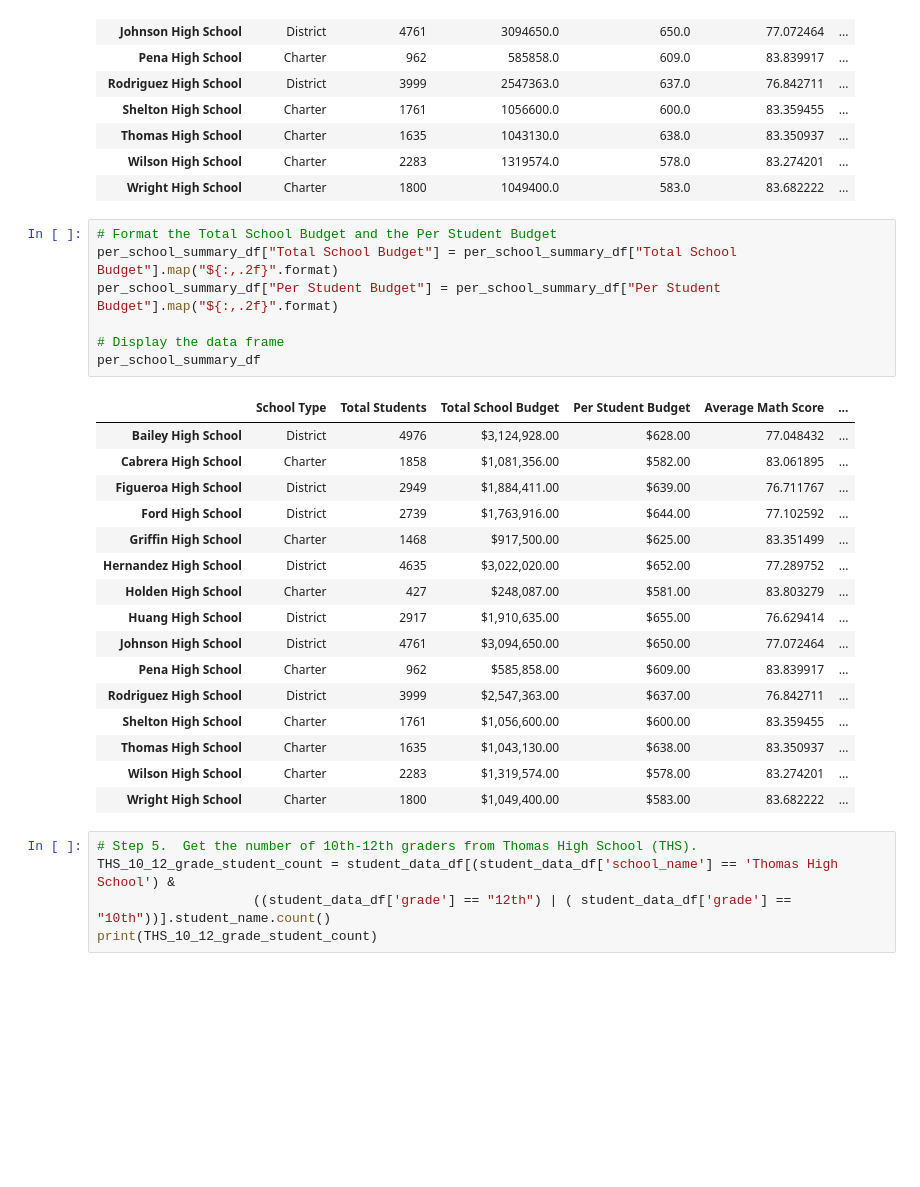
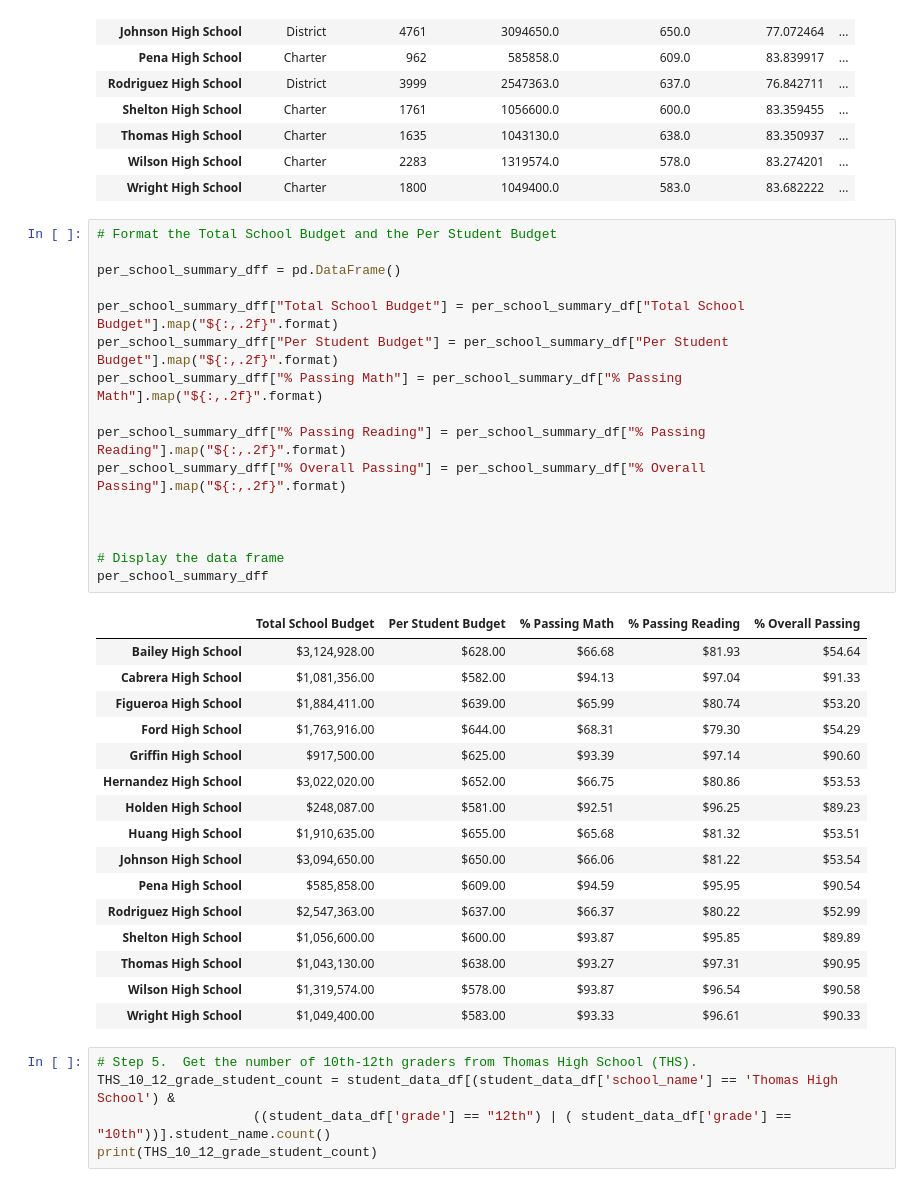
Before and after one commit to choksiamit-ds/School_District_Analysis, a Jupyter notebook: PyCitySchools_Challenge.ipynb, the cells around one changed output. Saved outputs shown, nothing was run; the diff lists cells and outputs as text; blank space fills up the shorter version.

```diff
--- a/PyCitySchools_Challenge.ipynb
+++ b/PyCitySchools_Challenge.ipynb
@@ -275,28 +275,37 @@ per_school_summary_df.head(15)
 | Wright High School | Charter | 1800 | 1049400.0 | 583.0 | 83.682222 | ... |
 # %%
 # Format the Total School Budget and the Per Student Budget
-per_school_summary_df["Total School Budget"] = per_school_summary_df["Total School Budget"].map("${:,.2f}".format)
-per_school_summary_df["Per Student Budget"] = per_school_summary_df["Per Student Budget"].map("${:,.2f}".format)
+
+per_school_summary_dff = pd.DataFrame()
+
+per_school_summary_dff["Total School Budget"] = per_school_summary_df["Total School Budget"].map("${:,.2f}".format)
+per_school_summary_dff["Per Student Budget"] = per_school_summary_df["Per Student Budget"].map("${:,.2f}".format)
+per_school_summary_dff["% Passing Math"] = per_school_summary_df["% Passing Math"].map("${:,.2f}".format)
+
+per_school_summary_dff["% Passing Reading"] = per_school_summary_df["% Passing Reading"].map("${:,.2f}".format)
+per_school_summary_dff["% Overall Passing"] = per_school_summary_df["% Overall Passing"].map("${:,.2f}".format)
+
+
 
 # Display the data frame
-per_school_summary_df
+per_school_summary_dff
 # %% [output]
-|  | School Type | Total Students | Total School Budget | Per Student Budget | Average Math Score | ... |
-| Bailey High School | District | 4976 | $3,124,928.00 | $628.00 | 77.048432 | ... |
-| Cabrera High School | Charter | 1858 | $1,081,356.00 | $582.00 | 83.061895 | ... |
-| Figueroa High School | District | 2949 | $1,884,411.00 | $639.00 | 76.711767 | ... |
-| Ford High School | District | 2739 | $1,763,916.00 | $644.00 | 77.102592 | ... |
-| Griffin High School | Charter | 1468 | $917,500.00 | $625.00 | 83.351499 | ... |
-| Hernandez High School | District | 4635 | $3,022,020.00 | $652.00 | 77.289752 | ... |
-| Holden High School | Charter | 427 | $248,087.00 | $581.00 | 83.803279 | ... |
-| Huang High School | District | 2917 | $1,910,635.00 | $655.00 | 76.629414 | ... |
-| Johnson High School | District | 4761 | $3,094,650.00 | $650.00 | 77.072464 | ... |
-| Pena High School | Charter | 962 | $585,858.00 | $609.00 | 83.839917 | ... |
-| Rodriguez High School | District | 3999 | $2,547,363.00 | $637.00 | 76.842711 | ... |
-| Shelton High School | Charter | 1761 | $1,056,600.00 | $600.00 | 83.359455 | ... |
-| Thomas High School | Charter | 1635 | $1,043,130.00 | $638.00 | 83.350937 | ... |
-| Wilson High School | Charter | 2283 | $1,319,574.00 | $578.00 | 83.274201 | ... |
-| Wright High School | Charter | 1800 | $1,049,400.00 | $583.00 | 83.682222 | ... |
+|  | Total School Budget | Per Student Budget | % Passing Math | % Passing Reading | % Overall Passing |
+| Bailey High School | $3,124,928.00 | $628.00 | $66.68 | $81.93 | $54.64 |
+| Cabrera High School | $1,081,356.00 | $582.00 | $94.13 | $97.04 | $91.33 |
+| Figueroa High School | $1,884,411.00 | $639.00 | $65.99 | $80.74 | $53.20 |
+| Ford High School | $1,763,916.00 | $644.00 | $68.31 | $79.30 | $54.29 |
+| Griffin High School | $917,500.00 | $625.00 | $93.39 | $97.14 | $90.60 |
+| Hernandez High School | $3,022,020.00 | $652.00 | $66.75 | $80.86 | $53.53 |
+| Holden High School | $248,087.00 | $581.00 | $92.51 | $96.25 | $89.23 |
+| Huang High School | $1,910,635.00 | $655.00 | $65.68 | $81.32 | $53.51 |
+| Johnson High School | $3,094,650.00 | $650.00 | $66.06 | $81.22 | $53.54 |
+| Pena High School | $585,858.00 | $609.00 | $94.59 | $95.95 | $90.54 |
+| Rodriguez High School | $2,547,363.00 | $637.00 | $66.37 | $80.22 | $52.99 |
+| Shelton High School | $1,056,600.00 | $600.00 | $93.87 | $95.85 | $89.89 |
+| Thomas High School | $1,043,130.00 | $638.00 | $93.27 | $97.31 | $90.95 |
+| Wilson High School | $1,319,574.00 | $578.00 | $93.87 | $96.54 | $90.58 |
+| Wright High School | $1,049,400.00 | $583.00 | $93.33 | $96.61 | $90.33 |
 # %%
 # Step 5.  Get the number of 10th-12th graders from Thomas High School (THS).
 THS_10_12_grade_student_count = student_data_df[(student_data_df['school_name'] == 'Thomas High School') &
```
Also changed, not shown: parts of 19 cells of this notebook.
